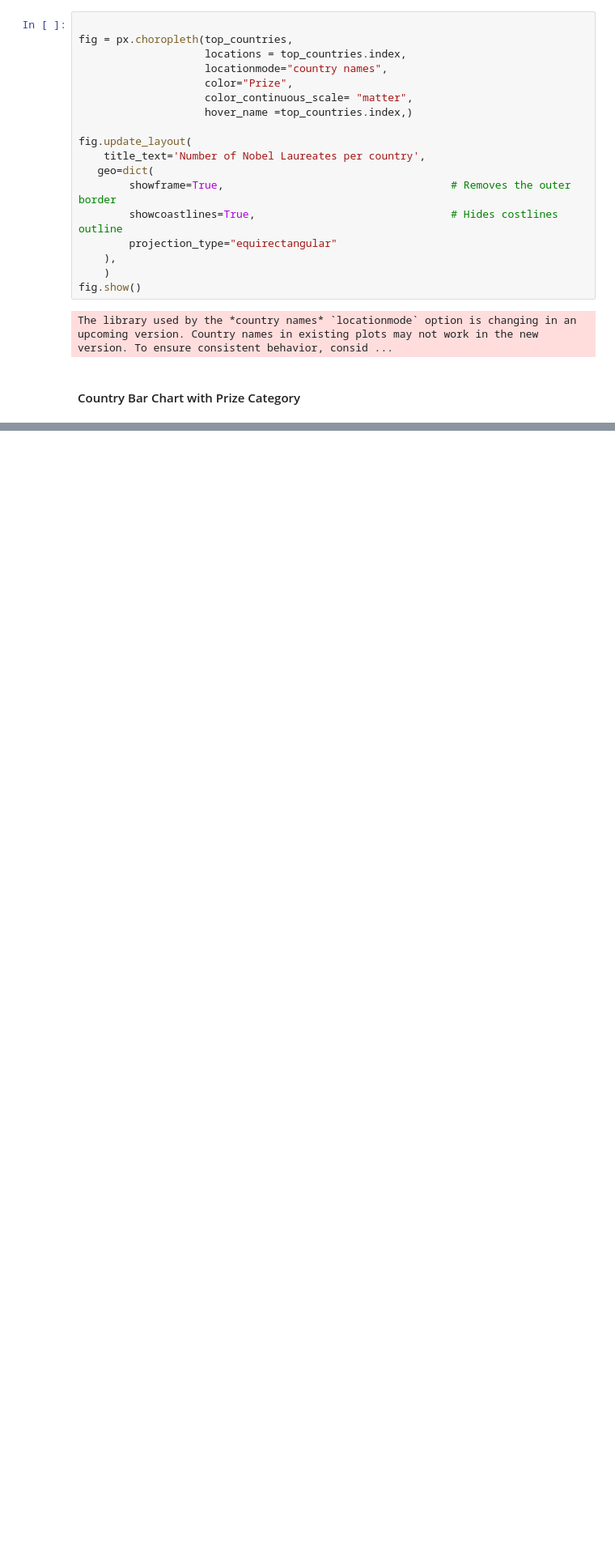
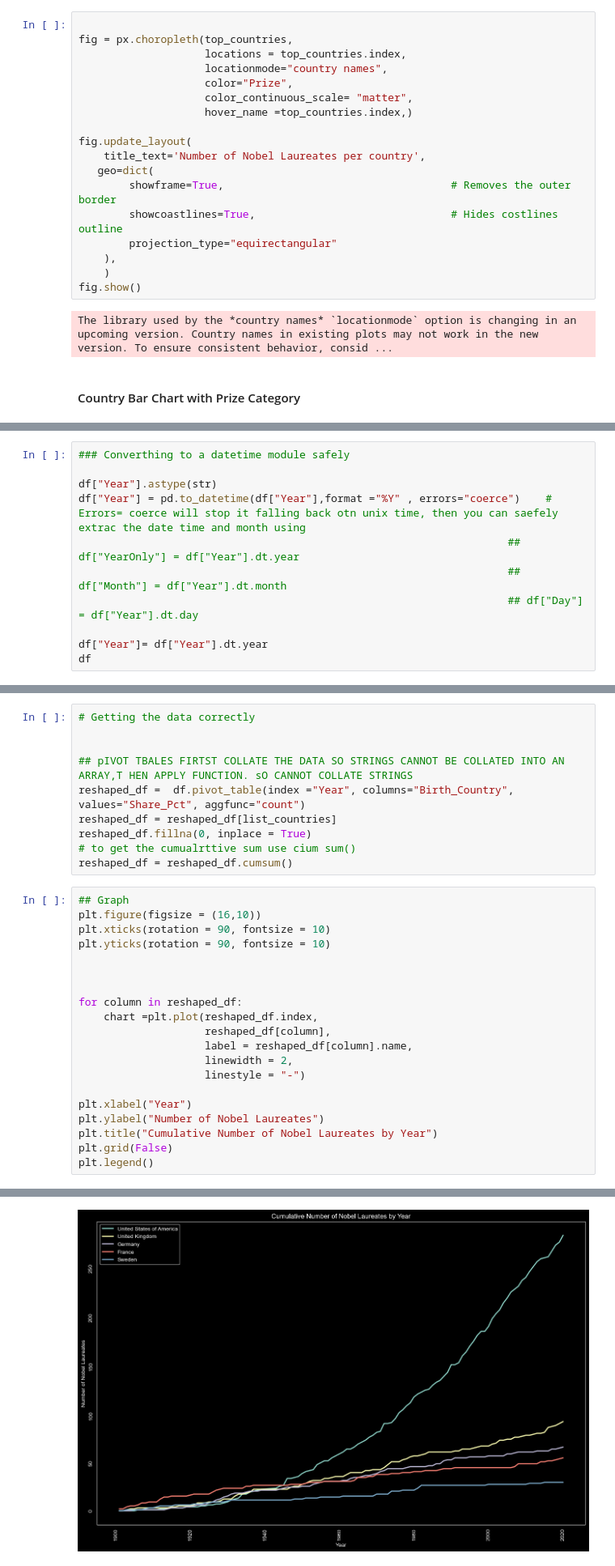
Before and after one commit to shane-221/Python_Basics, a Jupyter notebook: 09_Advanced-Data_Analysis(Pandas-Plotly-Seaborn)/79_Matplotlib_Pandas_Seaborn/main.ipynb, the cells around one changed output, grey strips where cells are left out. Shown at 81% size. Saved outputs shown, nothing was run; the diff lists cells and outputs as text; blank space fills up the shorter version.

```diff
--- a/09_Advanced-Data_Analysis(Pandas-Plotly-Seaborn)/79_Matplotlib_Pandas_Seaborn/main.ipynb
+++ b/09_Advanced-Data_Analysis(Pandas-Plotly-Seaborn)/79_Matplotlib_Pandas_Seaborn/main.ipynb
@@ -450,0 +489,11 @@ fig.show()
+# %%
+### Converthing to a datetime module safely
+
+df["Year"].astype(str)
+df["Year"] = pd.to_datetime(df["Year"],format ="%Y" , errors="coerce")    # Errors= coerce will stop it falling back otn unix time, then you can saefely extrac the date time and month using
+                                                                    ## df["YearOnly"] = df["Year"].dt.year
+                                                                    ## df["Month"] = df["Year"].dt.month
+                                                                    ## df["Day"] = df["Year"].dt.day
+
+df["Year"]= df["Year"].dt.year
+df
@@ -450,0 +514,31 @@ fig.show()
+# %%
+# Getting the data correctly
+
+
+## pIVOT TBALES FIRTST COLLATE THE DATA SO STRINGS CANNOT BE COLLATED INTO AN ARRAY,T HEN APPLY FUNCTION. sO CANNOT COLLATE STRINGS
+reshaped_df =  df.pivot_table(index ="Year", columns="Birth_Country", values="Share_Pct", aggfunc="count")
+reshaped_df = reshaped_df[list_countries]
+reshaped_df.fillna(0, inplace = True)
+# to get the cumualrttive sum use cium sum()
+reshaped_df = reshaped_df.cumsum()
+# %%
+## Graph
+plt.figure(figsize = (16,10))
+plt.xticks(rotation = 90, fontsize = 10)
+plt.yticks(rotation = 90, fontsize = 10)
+
+
+
+for column in reshaped_df:
+    chart =plt.plot(reshaped_df.index,
+                    reshaped_df[column],
+                    label = reshaped_df[column].name,
+                    linewidth = 2,
+                    linestyle = "-")
+
+plt.xlabel("Year")
+plt.ylabel("Number of Nobel Laureates")
+plt.title("Cumulative Number of Nobel Laureates by Year")
+plt.grid(False)
+plt.legend()
+# %% [output]
@@ -450,0 +546 @@ fig.show()
+[figure, added]
```
Also changed, not shown: parts of 9 cells of this notebook.
